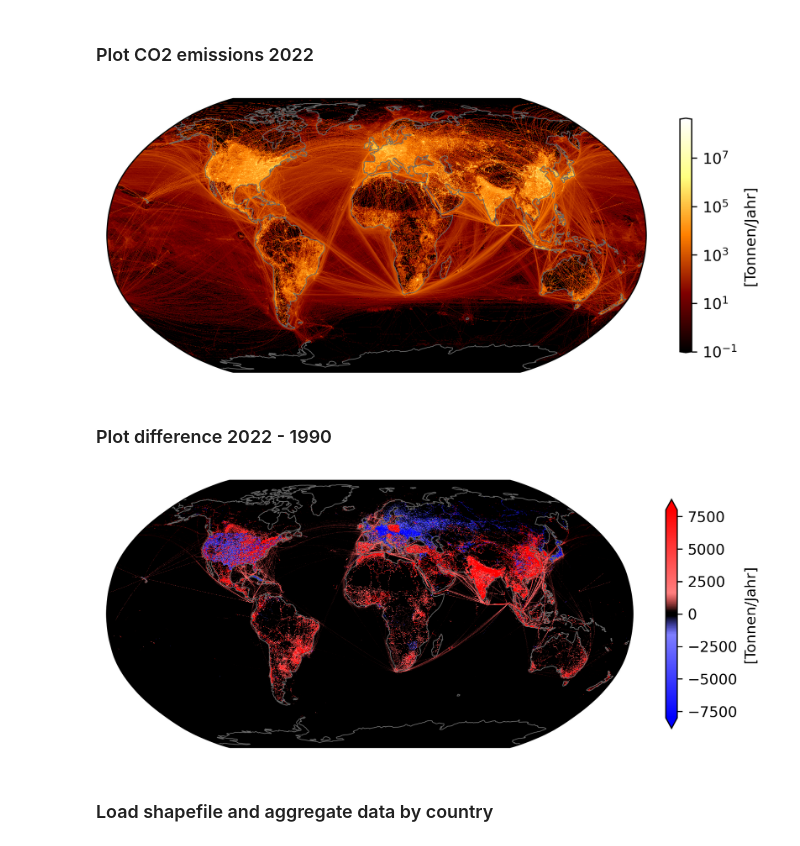
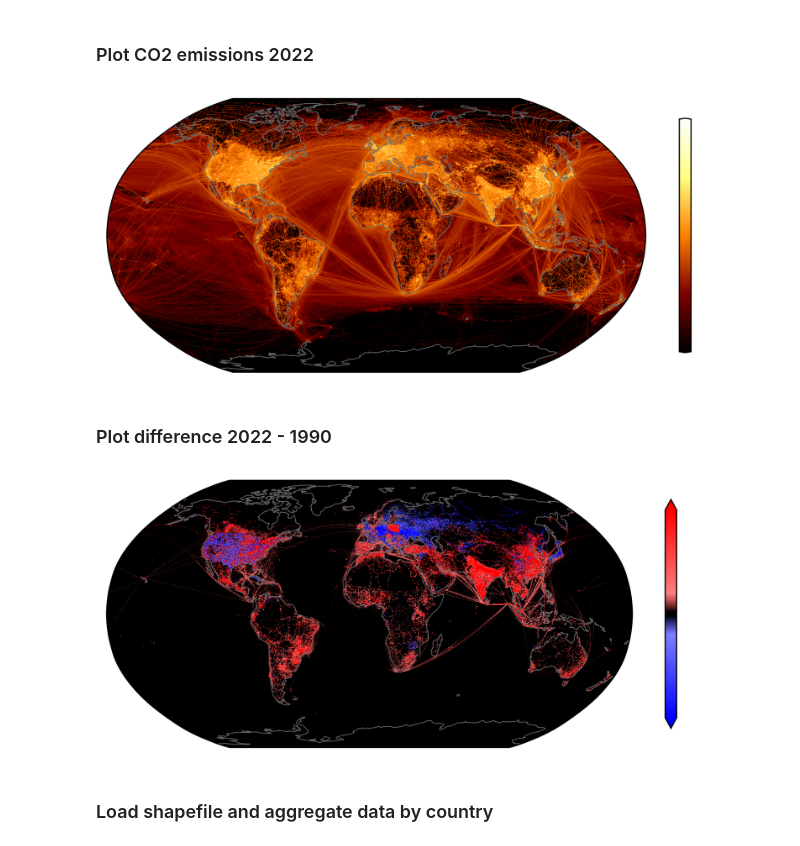
Before and after one commit to STEMJulesCoast/CO2_Emissions, a Jupyter notebook: CO2_emission_visualization.ipynb, the cells around one changed output. Saved outputs shown, nothing was run; the diff lists cells and outputs as text; code cells hidden in the pictures.

```diff
--- a/CO2_emission_visualization.ipynb
+++ b/CO2_emission_visualization.ipynb
@@ -145,7 +169,6 @@ lon, lat = np.meshgrid(lon, lat)
 # %% [markdown]
 ### Plot CO2 emissions 2022
 # %%
-emissions_2022 = emissions_2022.compute()
 
 fig, ax = plt.subplots(figsize=(8, 5.6),
     subplot_kw={'projection': ccrs.Robinson()},
@@ -156,7 +179,7 @@ fig.patch.set_alpha(0)
 fig.patch.set_facecolor('none')  # Setzt den Figur-Hintergrund auf transparent
 
 #logarithmic normalization
-norm = LogNorm(vmin=max(emissions_2022.min(), 1e-1), vmax=emissions_2022.max())
+norm = LogNorm(vmin=max(emissions_2022.compute().min(), 1e-1), vmax=emissions_2022.compute().max())
 
 
 
@@ -165,10 +188,12 @@ mesh = ax.pcolormesh(lon, lat, emissions_2022, cmap='afmhot', norm=norm, transfo
 
 # colorbar
 cbar = fig.colorbar(mesh, ax=ax, orientation='vertical', extend='both',
-                    shrink=0.5, aspect=20,  #  Dicke anpassen
-                    extendfrac='auto')  # Länge anpassen
-cbar.set_label('[Tonnen/Jahr]', fontsize=10, color='black')
+                    shrink=0.5, aspect=20,
+                    extendfrac='auto')
 
+# color depends on background and transparence, alternative black
+cbar.set_label('[Tonnen/Jahr]', fontsize=10, color='white')
+cbar.ax.tick_params(colors='white') # same here
 
 # coastlines
 ax.coastlines(color='dimgray', linewidth=0.5)
@@ -176,7 +201,7 @@ ax.coastlines(color='dimgray', linewidth=0.5)
 plt.savefig('CO2_2022.png', dpi=300, bbox_inches='tight', pad_inches=0)
 plt.show()
 # %% [output]
-[figure, old version]
+[figure, new version]
 # %% [markdown]
 ### Plot difference 2022 - 1990
 # %%
@@ -190,36 +215,37 @@ def make_colormap(seq):
         cdict['blue'].append((pos, b, b))
         cdict['alpha'].append((pos, alpha, alpha))
     return mcolors.LinearSegmentedColormap('CustomMap', cdict)
 
 # define colormap
 seq = [(0, 'blue', 1), (0.4, 'blue', 0.5), (0.49, 'black', 1),
        (0.5, 'black', 1), (0.51, 'black', 1), (0.6, 'red', 0.5),
        (1, 'red', 1)]
 
 custom_cmap = make_colormap(seq)
 
 # normalization
 norm = mcolors.TwoSlopeNorm(vmin=-8000, vcenter=0, vmax=8000)
 
 
 fig, ax = plt.subplots(figsize=(8, 5.6), subplot_kw={'projection': ccrs.Robinson()}, dpi=300)
 fig.patch.set_alpha(0)
 # plot
 mesh = ax.pcolormesh(lon, lat, emissions_diff, cmap=custom_cmap, norm=norm, transform=ccrs.PlateCarree())
 
 # colorbar
 cbar = fig.colorbar(mesh, ax=ax, orientation='vertical', extend='both', shrink=0.5)
-cbar.set_label('[Tonnen/Jahr]', fontsize=10)
-
+#cbar.set_label('[Tonnen/Jahr]', fontsize=10)
+cbar.set_label('[Tonnen/Jahr]', fontsize=10, color='white') # black; depends on background and transparence
+cbar.ax.tick_params(colors='white') # same here
 # coastlines and title
 ax.coastlines(color='dimgray', linewidth=0.5)
 #plt.title('CO2 Emissionen Differenz 2022 - 1990', fontsize=10)
 
 #
 plt.savefig('Diff_2022_1990.png', dpi=300, bbox_inches='tight', pad_inches=0)
 plt.show()
 # %% [output]
-[figure, old version]
+[figure, new version]
 # %% [markdown]
 ### Load shapefile and aggregate data by country
 # %%
```
Also changed, not shown: parts of 3 cells of this notebook, 1 other file.
